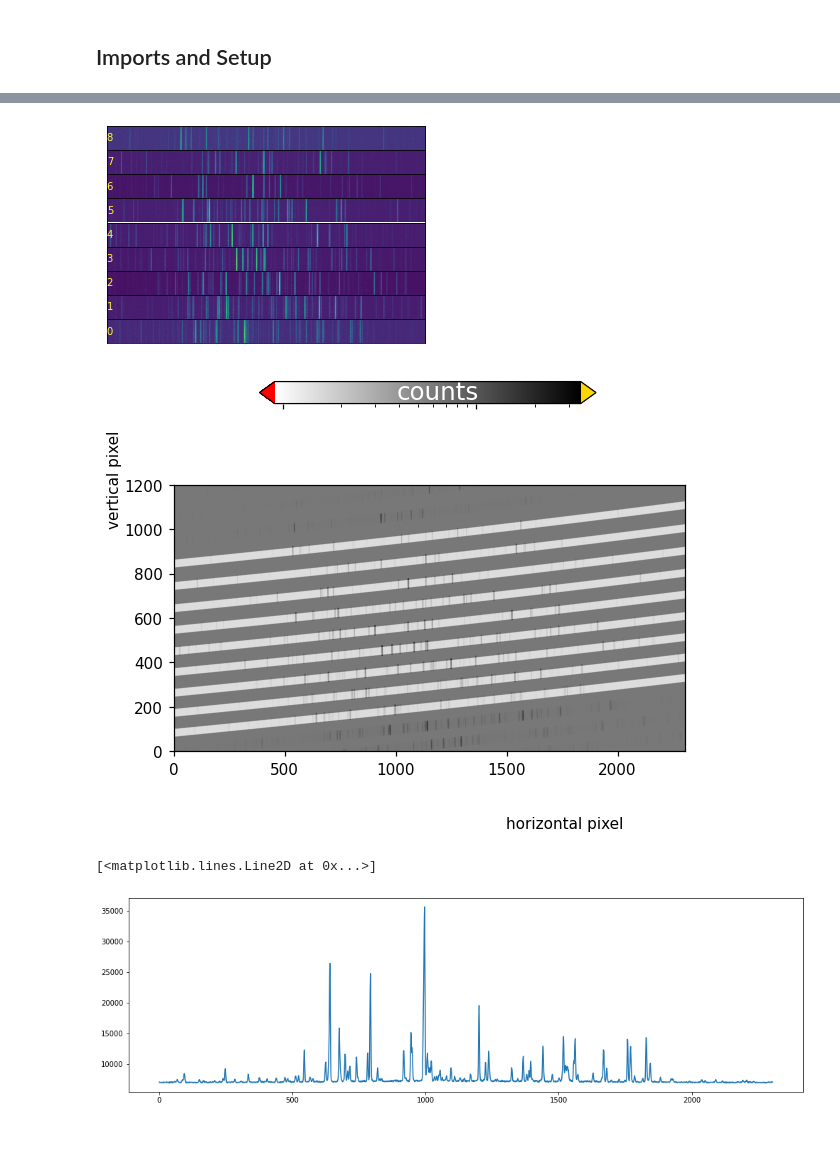
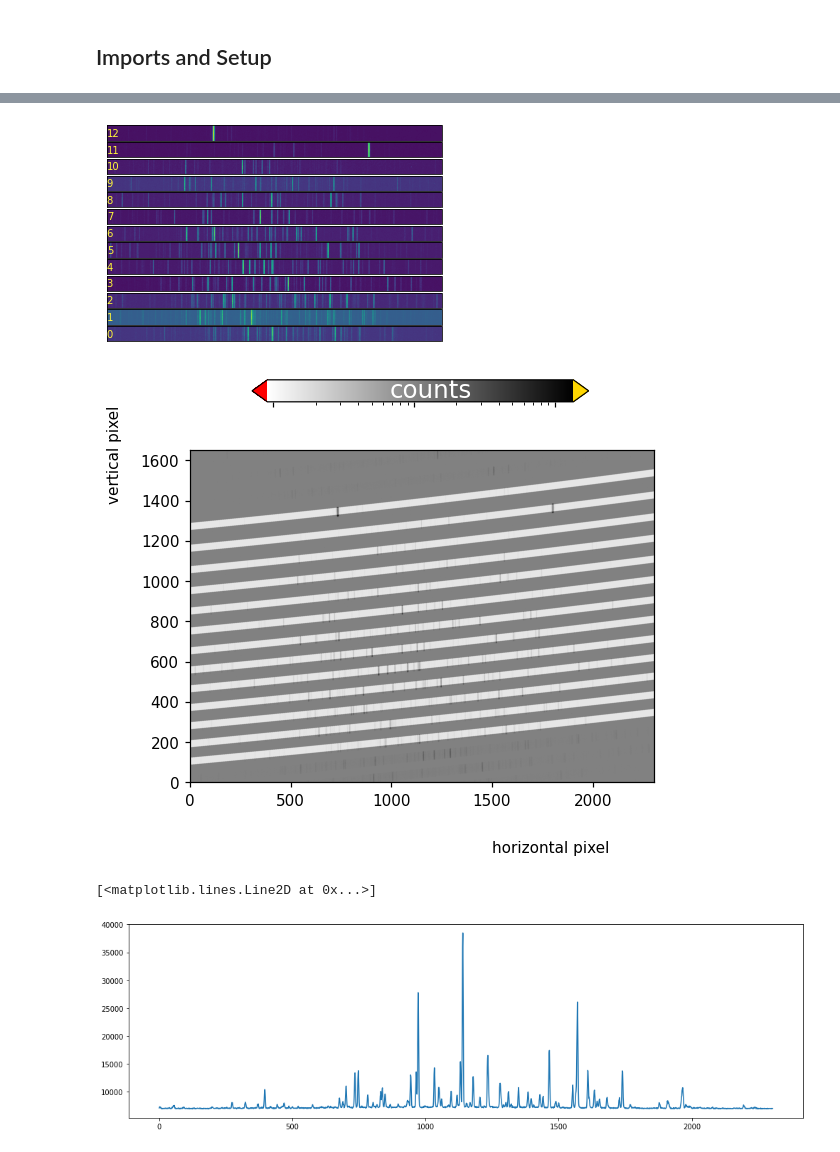
Before and after one commit to queezz/echelle_spectra, a Jupyter notebook: src/echelle_spectra/examples/3.2_try_load_new_echelle copy.ipynb, the cells around one changed output, grey strips where cells are left out. Drawn from its saved outputs; the diff is of its cells as text; code cells hidden in the pictures.

```diff
--- a/src/echelle_spectra/examples/3.2_try_load_new_echelle copy.ipynb
+++ b/src/echelle_spectra/examples/3.2_try_load_new_echelle copy.ipynb
@@ -15,6 +17,6 @@ import os
 # %%
 files_fujii = {
-    "orders": "pattern_fujii.txt",
+    "orders": "pattern_fujii-1.txt",
     "wavelength": "",
     "sphr": "LED.tif",
     "bkgr": "LED_bkg.tif",
@@ -22,6 +24,11 @@ files_fujii = {
 }
 # %%
 %run ../tools/echelle.py
-folder = '.'
-crop = [1400,2600]
+folder = './data'
+#crop = [1400,2600]
+#files_fujii['orders'] = "pattern_fujii.txt"
+crop = [1300,2950]
+files_fujii['orders'] = "pattern_fujii-1.txt"
+
 cb = Calibrations(folder,files_fujii,spec='fujii',dv=17,crop=crop)
+cb.start_cut()
@@ -46,19 +52,21 @@ _ = [plt.plot(s) for s in im.order_spectra[0]]
 # %%
-h2 = EchelleImage('H2-lamp-Fulcher-1s--20C.tif',clbr=cb,spec='fujii',crop=crop)
+h2 = EchelleImage('./data/H2-lamp-Fulcher-1s--20C.tif',clbr=cb,spec='fujii',crop=crop)
 h2.calculate_order_spectra()
 # %%
-h2.plot_cut_image(0,aspect=5,scale=1,norm='log')
+h2.plot_cut_image(0,aspect=3,scale=1,norm='log')
+#plt.savefig('./out/newcroph2cut.png',bbox_inches='tight')
 # %% [output]
-[figure, old version]
+[figure, new version]
 # %%
 h2.plot_frame(0,pattern=True,dark=False,aspect=4)
 plt.gcf().set_dpi(110)
+#plt.savefig('./out/newcroph2.png',bbox_inches='tight')
 # %% [output]
-[figure, old version]
+[figure, new version]
 # %%
 fig = plt.gcf()
 fig.set_size_inches([17,5])
 plt.plot(h2.order_spectra[0,0])
 # %% [output]
 [<matplotlib.lines.Line2D at 0x...>]
-[figure, old version]
+[figure, new version]
```
Also changed, not shown: parts of 6 cells of this notebook, 8 other files.
